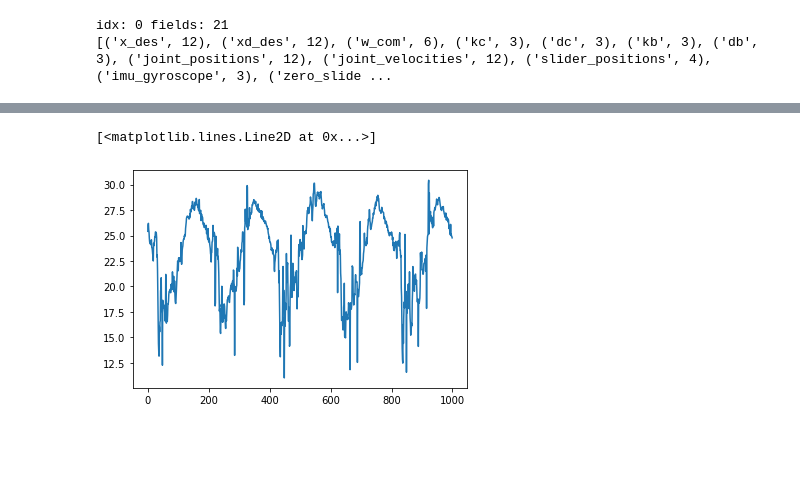
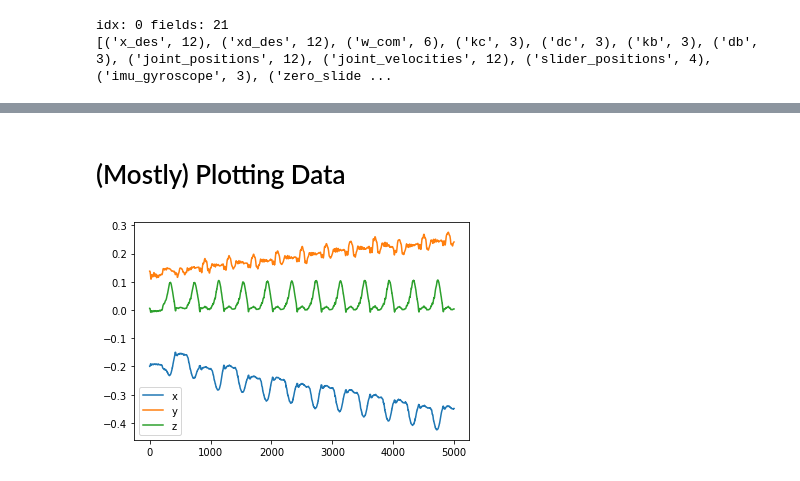
Before and after one commit to caoliheng/contact-detection, a Jupyter notebook: data analysis.ipynb, the cells around one changed output, grey strips where cells are left out. Saved outputs shown, nothing was run; the diff lists cells and outputs as text; code cells hidden in the pictures; blank space fills up the shorter version.

```diff
--- a/data analysis.ipynb
+++ b/data analysis.ipynb
@@ -17,3 +18,5 @@ from scipy.spatial.transform import Rotation
 
 import pinocchio as pin
 from robot_properties_solo.solo12wrapper import Solo12Config
+# %%
+plt.rcParams['figure.dpi'] = 100  # default 72.0
@@ -27,11 +32,13 @@ idx: 0 fields: 21
 reader_q = reader.data['q']
 reader_dq = reader.data['dq']
 reader_tau = reader.data['tau']
-reader_f = np.empty((reader_q.shape[0], 4, 3))
-reader_omi = np.empty((reader_q.shape[0], 3))
 reader_vicon_leg = reader.data['vicon_leg_hl']
 reader_imu = reader.data['imu_gyroscope']
+
+calculated_f = np.empty((reader_q.shape[0], 4, 3))
+calculated_omi = np.empty((reader_q.shape[0], 3))
 # %%
+# calculate f
 for ms in range(reader_q.shape[0]):
     q = reader_q[ms]
     dq = reader_dq[ms]
@@ -44,6 +51,6 @@ for ms in range(reader_q.shape[0]):
         J_inv = np.linalg.pinv(J[:3, 6+3*i:9+3*i].T) * -1
         h = pin_robot.nle(q, dq)
         F = np.hstack((np.zeros(6), reader_tau[ms][6:]))
-        reader_f[ms, i] = J_inv @ ((F - h)[6+3*i:9+3*i])
+        calculated_f[ms, i] = J_inv @ ((F - h)[6+3*i:9+3*i])
 
-plt.plot(reader_f[:, :, 2])
+# plt.plot(calculated_f[:, :, 2])
@@ -69,10 +71,9 @@ for ms in range(reader_q.shape[0]):
         h = np.zeros(18)
         F = np.hstack((np.zeros(6), reader_tau[ms][6:]))
         without_h[ms, i] = J_inv @ ((F - h)[6+3*i:9+3*i])
+# %% [markdown]
+# (Mostly) Plotting Data
 # %%
 _s0 = slice(1000, 2000)
-plt.plot(np.sum(reader_f[_s0, :, 2], axis=1))
+# plt.plot(np.sum(calculated_f[_s0, :, 2], axis=1), label='a')
 # plt.plot(without_h[_s0, 2, 2])
-# %% [output]
-[<matplotlib.lines.Line2D at 0x...>]
-[figure, removed]
@@ -79,13 +84,42 @@ plt.plot(np.sum(reader_f[_s0, :, 2], axis=1))
+# %%
+# calculate and plot values of h (nle)
+just_hs = np.empty((reader_q.shape[0], 4, 18))
+for ms in range(reader_q.shape[0]):
+    q = reader_q[ms]
+    dq = reader_dq[ms]
+    pin_robot.computeJointJacobians(q)
+
+    for i, endeff_name in enumerate(['FL_ANKLE', 'FR_ANKLE', 'HL_ANKLE', 'HR_ANKLE']):
+        just_hs[ms, i] = pin_robot.nle(q, dq)
+
+#         frame_id = pin_robot.model.getFrameId(endeff_name)
+#         pin_robot.framePlacement(q, index=frame_id)
+#         J = pin_robot.getFrameJacobian(frame_id=frame_id, rf_frame=pin.ReferenceFrame.LOCAL_WORLD_ALIGNED)
+#         J_inv = np.linalg.pinv(J[:3, 6+3*i:9+3*i].T) * -1
+# #         h = pin_robot.nle(q, dq)
+#         # h = np.zeros(18)
+#         F = np.hstack((np.zeros(6), reader_tau[ms][6:]))
+#         without_h[ms, i] = J_inv @ ((F - h)[6+3*i:9+3*i])
+
+# for i in range(18):
+#     print(i)
+#     plt.plot(just_hs[:, 2, i], label=str(i))
+#     plt.legend()
+#     plt.show()
 # %%
-orig = np.empty((reader_q.shape[0], 3))
+# plot xyz of forward kinematics
+forwardK = np.empty((reader_q.shape[0], 3))
 # for i_omi in range(1, 14):
 for ms in range(reader_q.shape[0]):
     q = reader_q[ms]
 #     dq = all_dq[ms]
     pin_robot.computeJointJacobians(q)
 #     pin_robot.forwardKinematics(q)
     pin_robot.framesForwardKinematics(q)
-    orig[ms] = pin_robot.data.oMf[pin_robot.model.getFrameId('HL_ANKLE')].translation
+    forwardK[ms] = pin_robot.data.oMf[pin_robot.model.getFrameId('HL_ANKLE')].translation
 
-plt.plot(orig)
+plt.plot(forwardK)
+plt.legend('xyz')
 plt.show()
+# %% [output]
+[figure, added]
```
Also changed, not shown: parts of 23 cells of this notebook, 4 other files.
